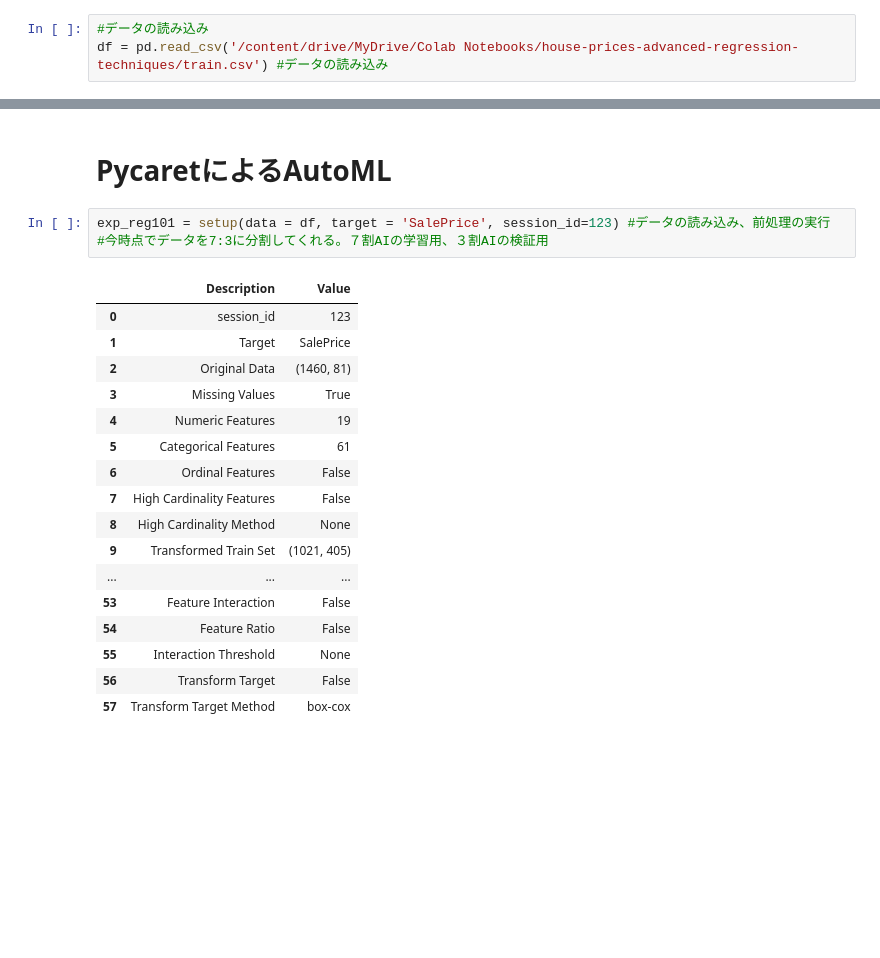
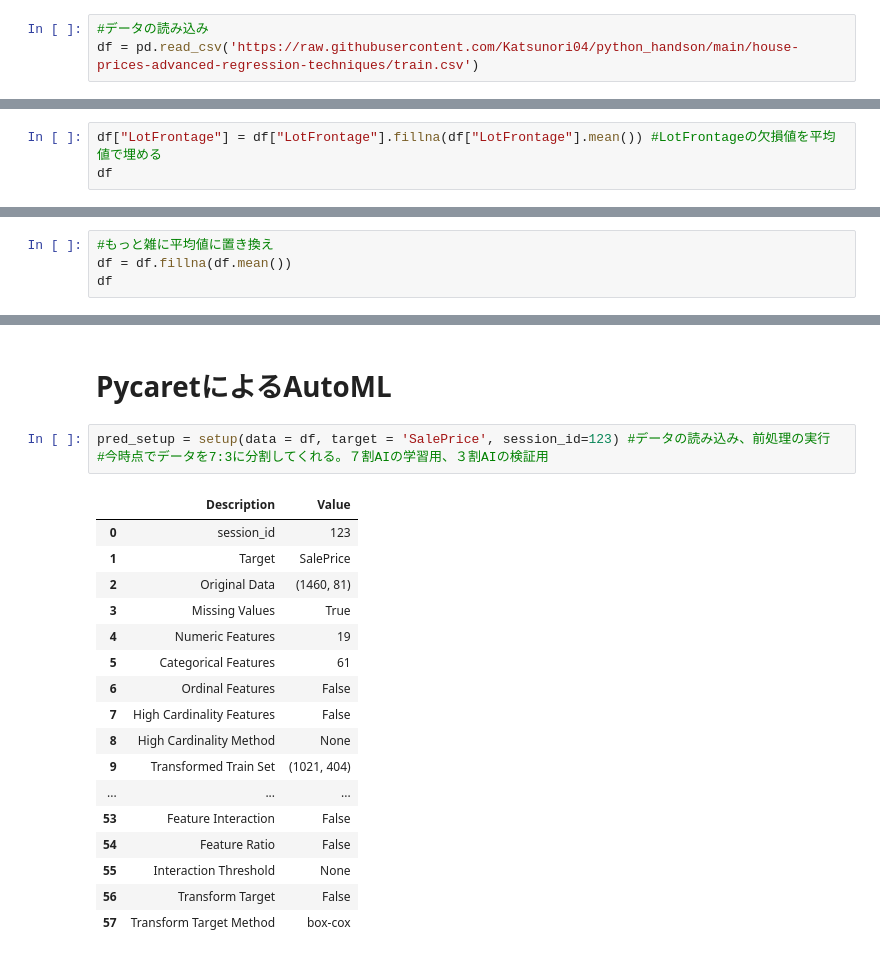
Before and after one commit to Katsunori04/python_handson, a Jupyter notebook: 住宅価格予測ハンズオン.ipynb, the cells around one changed output, grey strips where cells are left out. Saved outputs shown, nothing was run; the diff lists cells and outputs as text; blank space fills up the shorter version.

```diff
--- a/住宅価格予測ハンズオン.ipynb
+++ b/住宅価格予測ハンズオン.ipynb
@@ -33,6 +27,6 @@ Drive already mounted at /content/drive; to attempt to forcibly remount, call dr
 # %%
 #データの読み込み
-df = pd.read_csv('/content/drive/MyDrive/Colab Notebooks/house-prices-advanced-regression-techniques/train.csv') #データの読み込み
+df = pd.read_csv('https://raw.githubusercontent.com/Katsunori04/python_handson/main/house-prices-advanced-regression-techniques/train.csv')
 # %%
 df
 # %% [output]
@@ -82,3 +90,6 @@ df['SalePrice'].hist() #金額のヒストグラム
 # %% [output]
 <matplotlib.axes._subplots.AxesSubplot at 0x...>
 [figure]
+# %%
+df["LotFrontage"] = df["LotFrontage"].fillna(df["LotFrontage"].mean()) #LotFrontageの欠損値を平均値で埋める
+df
@@ -84,0 +110,4 @@ df['SalePrice'].hist() #金額のヒストグラム
+# %%
+#もっと雑に平均値に置き換え
+df = df.fillna(df.mean())
+df
@@ -85,20 +128,20 @@ df['SalePrice'].hist() #金額のヒストグラム
 # %% [markdown]
 # PycaretによるAutoML
 # %%
-exp_reg101 = setup(data = df, target = 'SalePrice', session_id=123) #データの読み込み、前処理の実行
+pred_setup = setup(data = df, target = 'SalePrice', session_id=123) #データの読み込み、前処理の実行
 #今時点でデータを7:3に分割してくれる。７割AIの学習用、３割AIの検証用
 # %% [output]
 |  | Description | Value |
 | 0 | session_id | 123 |
 | 1 | Target | SalePrice |
 | 2 | Original Data | (1460, 81) |
 | 3 | Missing Values | True |
 | 4 | Numeric Features | 19 |
 | 5 | Categorical Features | 61 |
 | 6 | Ordinal Features | False |
 | 7 | High Cardinality Features | False |
 | 8 | High Cardinality Method | None |
-| 9 | Transformed Train Set | (1021, 405) |
+| 9 | Transformed Train Set | (1021, 404) |
 | ... | ... | ... |
 | 53 | Feature Interaction | False |
 | 54 | Feature Ratio | False |
```
Also changed, not shown: parts of 15 cells of this notebook.
